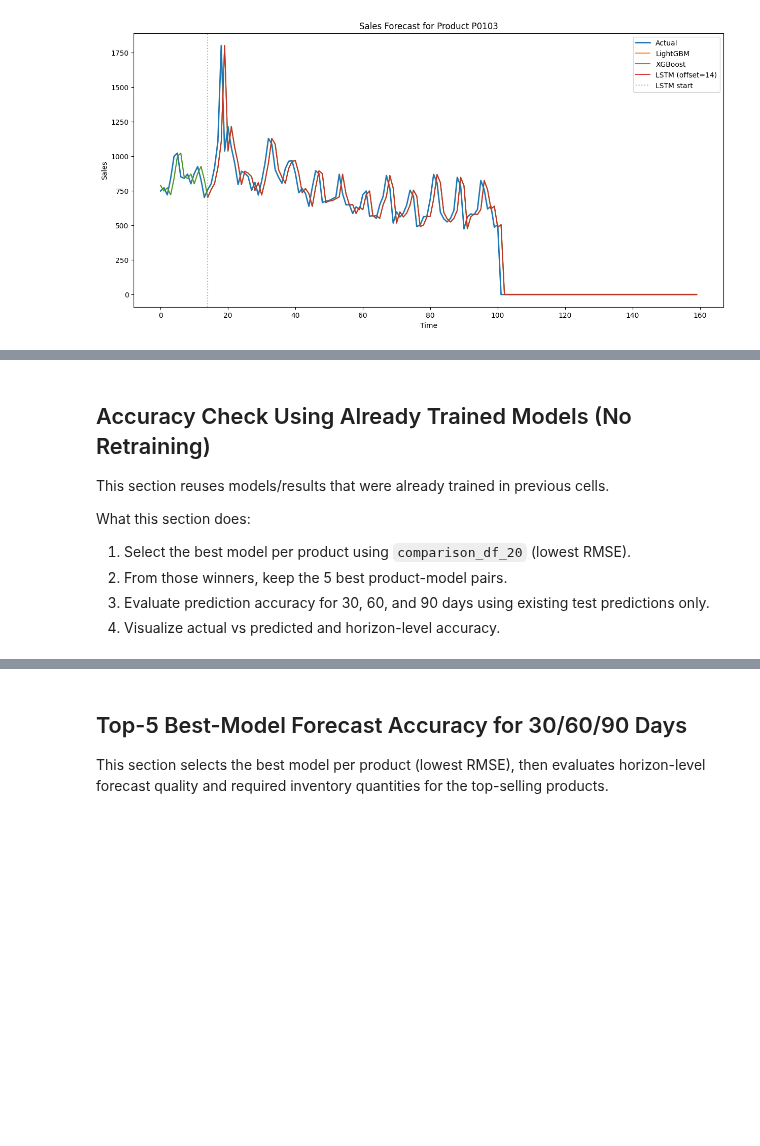
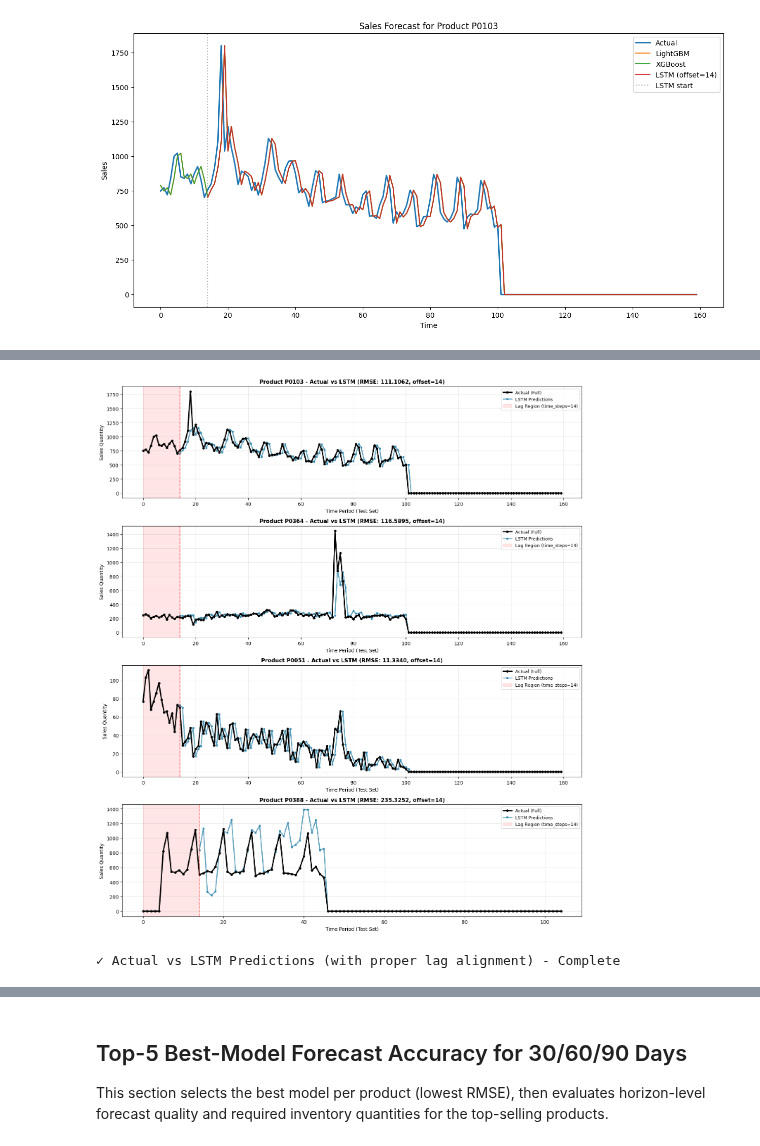
Before and after one commit to Promess02/OptimAIze, a Jupyter notebook: sales_forecasting_models.ipynb, the cells around one changed output, grey strips where cells are left out. Drawn from its saved outputs; the diff is of its cells as text; code cells hidden in the pictures; blank space fills up the shorter version.

```diff
--- a/sales_forecasting_models.ipynb
+++ b/sales_forecasting_models.ipynb
@@ -1949,10 +1998,52 @@ W tym notatniku przeprowadziliśmy kompleksową analizę i modelowanie danych do
-# %% [markdown]
-## Accuracy Check Using Already Trained Models (No Retraining)
-
-This section reuses models/results that were already trained in previous cells.
-
-What this section does:
-1. Select the best model per product using `comparison_df_20` (lowest RMSE).
-2. From those winners, keep the 5 best product-model pairs.
-3. Evaluate prediction accuracy for 30, 60, and 90 days using existing test predictions only.
-4. Visualize actual vs predicted and horizon-level accuracy.
+# %%
+# Plot 1: Actual vs LSTM Predictions (with proper lag alignment)
+fig, axes = plt.subplots(len(top_products), 1, figsize=(14, 4*len(top_products)))
+if len(top_products) == 1:
+    axes = [axes]
+
+for idx, product in enumerate(top_products):
+    # Get full unscaled test data for proper alignment visualization
+    test_df_full = data_splits[product][2].reset_index(drop=True)
+    scaler = scalers[product]
+
+    # Full actual values from the original unscaled test set
+    actual_full = test_df_full[target_col].values
+
+    # LSTM predictions (already trimmed by time_steps in training)
+    pred_lstm = np.asarray(lstm_results[product]['preds'])
+
+    # Get sequence offset (time_steps used in LSTM)
+    stored_offset = lstm_results[product].get('sequence_offset', None)
+    sequence_offset = int(stored_offset) if stored_offset is not None else best_params.get('time_steps', 7)
+
+    # Create x-axis for alignment
+    x_actual_full = np.arange(len(actual_full))
+    # LSTM predictions start at position 'sequence_offset' due to sequence creation
+    x_lstm_aligned = np.arange(len(pred_lstm)) + sequence_offset
+
+    # Plot with proper alignment
+    axes[idx].plot(x_actual_full, actual_full, label='Actual (Full)', linewidth=2.5,
+                   color='black', marker='o', markersize=4, zorder=2)
+    axes[idx].plot(x_lstm_aligned, pred_lstm, label='LSTM Predictions', linewidth=2,
+                   alpha=0.8, color='#2E86AB', marker='s', markersize=3, zorder=1)
+
+    # Highlight the offset region
+    axes[idx].axvspan(0, sequence_offset, alpha=0.1, color='red',
+                      label=f'Lag Region (time_steps={sequence_offset})')
+    axes[idx].axvline(x=sequence_offset, color='red', linestyle='--', alpha=0.5, linewidth=1.5)
+
+    axes[idx].set_title(
+        f'Product {product} - Actual vs LSTM (RMSE: {lstm_results[product]["rmse"]:.4f}, offset={sequence_offset})',
+        fontsize=11, fontweight='bold'
+    )
+    axes[idx].set_xlabel('Time Period (Test Set)')
+    axes[idx].set_ylabel('Sales Quantity')
+    axes[idx].legend(loc='best', fontsize=9)
+    axes[idx].grid(True, alpha=0.3)
+
+plt.tight_layout()
+plt.show()
+print("✓ Actual vs LSTM Predictions (with proper lag alignment) - Complete")
+# %% [output]
+[figure, added]
+✓ Actual vs LSTM Predictions (with proper lag alignment) - Complete
```
Also changed, not shown: parts of 10 cells of this notebook.
